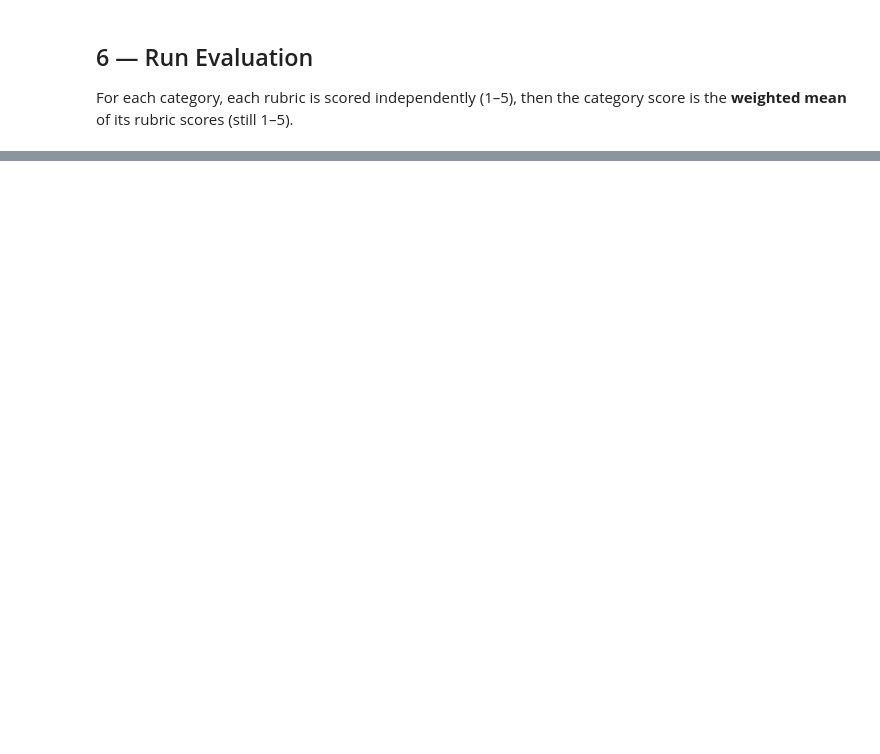
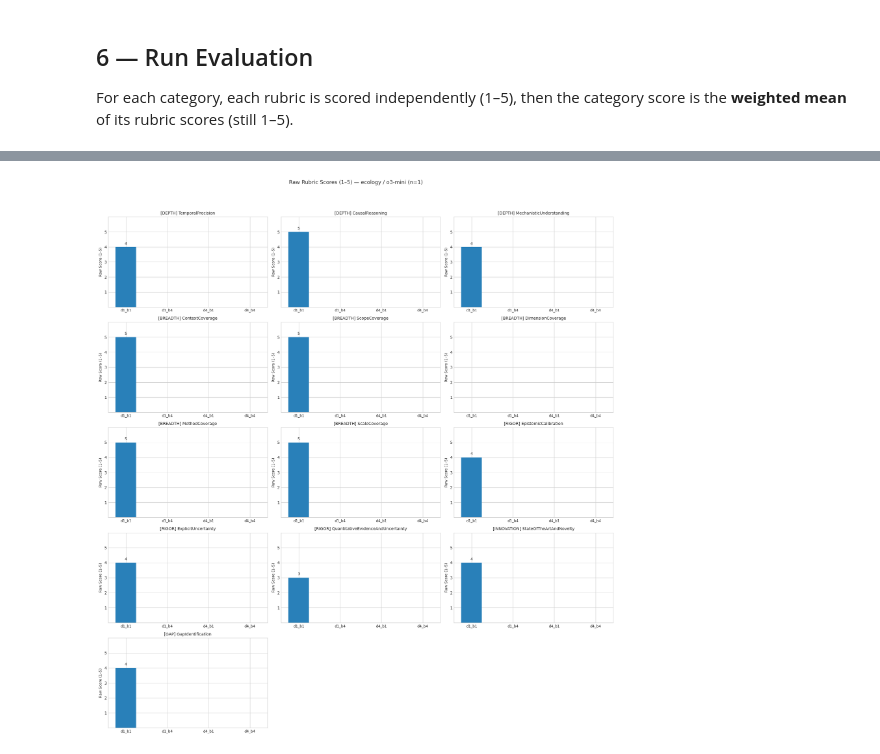
Before and after one commit to sciknoworg/deep-research, a Jupyter notebook: eval/pointwise/evaluation_single_report_ecology.ipynb, the cells around one changed output, grey strips where cells are left out. Drawn from its saved outputs; the diff is of its cells as text; code cells hidden in the pictures; blank space fills up the shorter version.

Commit message:
✨ added pointwise notebooks with outputs (single report evaluation)

```diff
--- a/eval/pointwise/evaluation_single_report_ecology.ipynb
+++ b/eval/pointwise/evaluation_single_report_ecology.ipynb
@@ -42,14 +66,15 @@ Set the domain, device, judge model and max_new_tokens.
 # %%
 # --- USER CONFIGURATION ---
 
-REPORT_PATH   = "your_report_path_here.md"
-QUESTIONS_CSV = "your_questions_csv_path_here.csv"
-OUTPUT_DIR  = "your_output_dir_here"
+REPORT_PATH    = "/nfs/home/gillm/deep-research/data/ecology/reports/orkg-ask/o3-mini/1_o3-mini_orkg_d1_b1.md"
+QUESTIONS_CSV  = "/nfs/home/gillm/deep-research/data/ecology/49-questions-ecology.csv"
+OUTPUT_DIR     = "/nfs/home/gillm/deep-research/eval/output"
 DOMAIN         = "ecology" # nlp or ecology
-MODEL_ID       = "your_model_id_here"
-DEVICE         = "cpu"              # "cpu" | "cuda" | "mps"
-HF_TOKEN       = "your_hf_token_here"                   # only for gated models
+MODEL_ID       = "Qwen/Qwen3-1.7B"
+DEVICE         = torch.device("cuda" if torch.cuda.is_available() else "cpu")
+HF_TOKEN       = "your_huggingface_token_here"
 MAX_NEW_TOKENS = 2048
+ALL_CONFIGS = ['d1_b1', 'd1_b4', 'd4_b1', 'd4_b4']
 
 # Category → list of (RubricClass, weight) tuples.
 CATEGORIES: Dict[str, List[Tuple[type, float]]] = {
@@ -330,0 +319,77 @@ print('📊 Raw rubric score plot rendered')
+# %%
+# ── Raw rubric scores (1–5) per rubric ───────────────────────────────────────
+# One bar per rubric showing the raw 1-5 judge rating.
+# Panels grouped by category/dimension
+
+ALL_CONFIGS = ['d1_b1', 'd1_b4', 'd4_b1', 'd4_b4']  # x-axis slots
+
+RUBRIC_ORDER = {
+    'depth':      ['TemporalPrecision', 'CausalReasoning', 'MechanisticUnderstanding'],
+    'breadth':    ['ContextCoverage', 'ScopeCoverage', 'DimensionCoverage', 'MethodCoverage', 'ScaleCoverage'],
+    'rigor':      ['EpistemicCalibration', 'ExplicitUncertainty', 'QuantitativeEvidenceAndUncertainty'],
+    'innovation': ['StateOfTheArtAndNovelty'],
+    'gap':        ['GapIdentification'],
+}
+
+RUBRIC_COLORS = {
+    'depth':   '#2980b9',
+    'breadth': '#2980b9',
+    'rigor':   '#2980b9',
+    'innovation': '#2980b9',
+    'gap': '#2980b9'
+}
+
+ALL_RUBRICS_FLAT = [
+    (cat, rname)
+    for cat, rubrics in RUBRIC_ORDER.items()
+    for rname in rubrics
+]
+
+n_rubrics  = len(ALL_RUBRICS_FLAT)
+n_cols_rub = 3
+n_rows_rub = int(np.ceil(n_rubrics / n_cols_rub))
+
+plt.style.use('seaborn-v0_8-whitegrid')
+fig_rub, axes_rub = plt.subplots(
+    n_rows_rub, n_cols_rub,
+    figsize=(6 * n_cols_rub, 4 * n_rows_rub),
+    squeeze=False,
+)
+axes_rub_flat = axes_rub.ravel()
+
+for pi, (cat, rname) in enumerate(ALL_RUBRICS_FLAT):
+    ax    = axes_rub_flat[pi]
+    color = RUBRIC_COLORS.get(cat, '#2980b9')
+    score = rubric_raw.get(rname, {}).get('rating', 0)
+
+    # One bar per config slot — current config gets the real score, others 0
+    bar_vals = [score if cfg == config_str else 0 for cfg in ALL_CONFIGS]
+    ax.bar(list(range(len(ALL_CONFIGS))), bar_vals, color=color, width=0.5)
+
+    ax.set_title(f'[{cat.upper()}] {rname}', fontsize=10)
+    ax.set_xticks(list(range(len(ALL_CONFIGS))))
+    ax.set_xticklabels(ALL_CONFIGS, fontsize=9)
+    ax.set_ylim(0, 6.0)
+    ax.set_yticks([1, 2, 3, 4, 5])
+    ax.set_ylabel('Raw Score (1–5)', fontsize=9)
+
+    for x, v in enumerate(bar_vals):
+        if v:
+            ax.text(x, v + 0.1, str(v), ha='center', va='bottom', fontsize=9)
+
+for j in range(pi + 1, len(axes_rub_flat)):
+    axes_rub_flat[j].set_visible(False)
+
+# engine_str derived here so §6b is self-contained
+engine     = re.search(r'\d+_(.*?)_orkg', stem)
+engine_str = engine.group(1) if engine else stem
+
+fig_rub.suptitle(
+    f'Raw Rubric Scores (1–5) — {DOMAIN} / {engine_str} (n=1)',
+    fontsize=13,
+)
+fig_rub.tight_layout(rect=[0, 0.02, 1, 0.95])
+plt.show()
+print('📊 Raw rubric score plot rendered')
+# %% [output]
+[figure, added]
```
Also changed, not shown: parts of 22 cells of this notebook, 1 other file.
